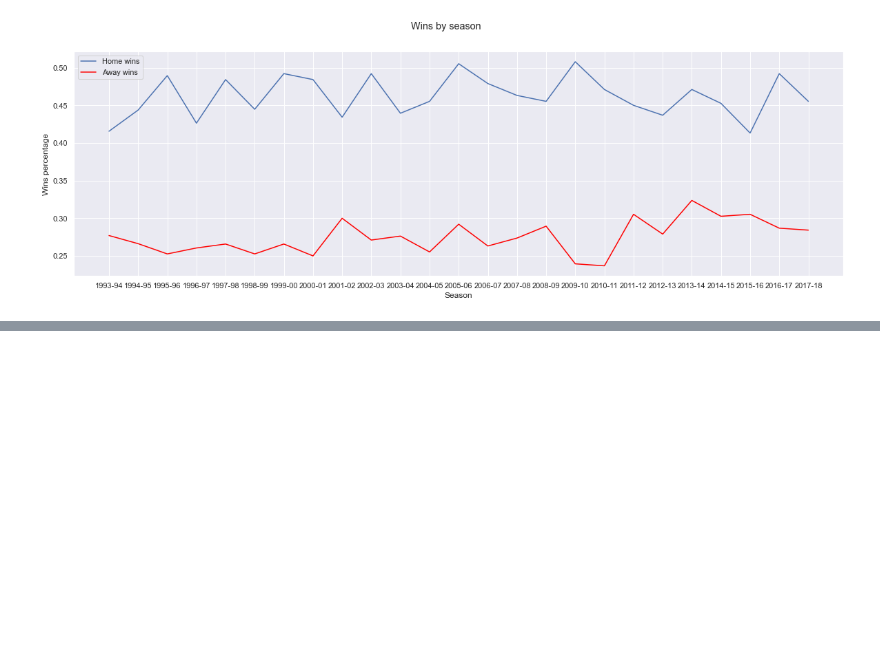
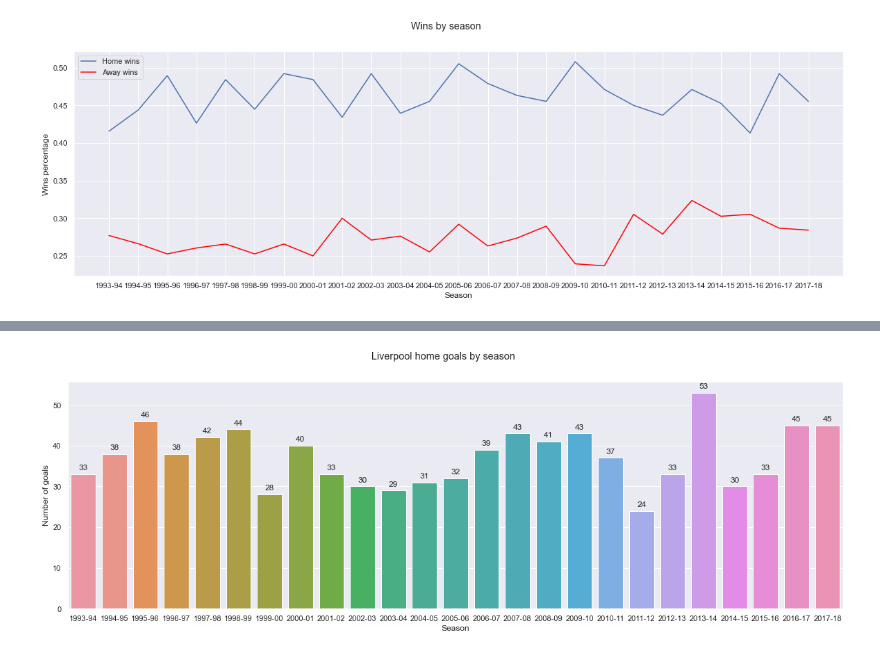
Before and after one commit to gruntoff/english-premier-league, a Jupyter notebook: EPL.ipynb, the cells around one changed output, grey strips where cells are left out. Drawn from its saved outputs; the diff is of its cells as text; code cells hidden in the pictures; blank space fills up the shorter version.

```diff
--- a/EPL.ipynb
+++ b/EPL.ipynb
@@ -115,0 +122,12 @@ plt.show()
+# %%
+liv_hgoals = liv_home.groupby('Season')['FTHG'].sum().to_frame('goals')
+# %%
+plt.figure(figsize=(20,6))
+plot = sns.barplot(data=liv_hgoals, x=liv_hgoals.index, y='goals')
+annotate(plot, 'n')
+plt.xlabel('Season')
+plt.ylabel('Number of goals')
+plt.suptitle('Liverpool home goals by season')
+plt.show()
+# %% [output]
+[figure, added]
```
Also changed, not shown: parts of 5 cells of this notebook.
